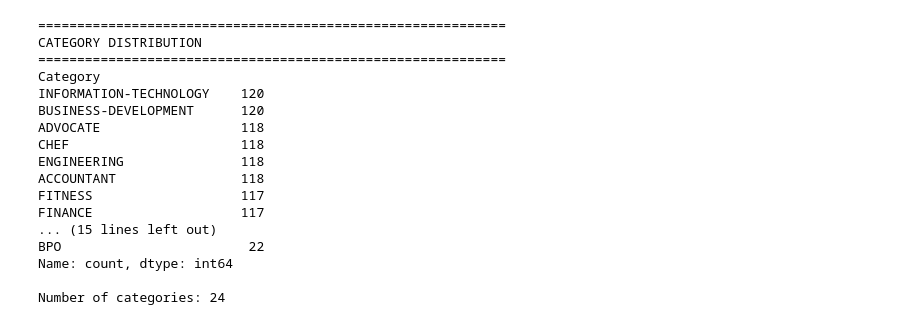
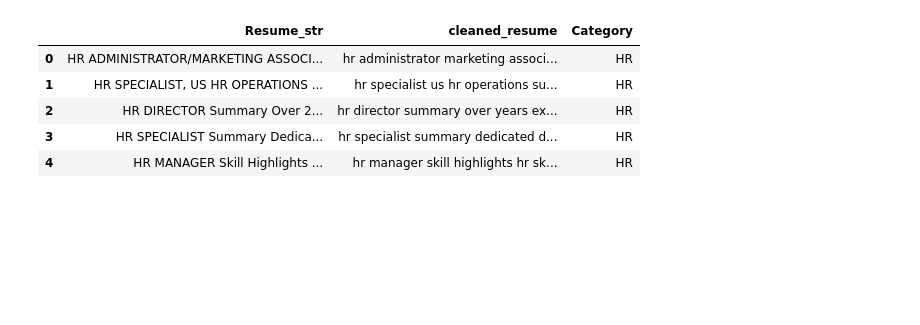
Before and after one commit to ssharmeela/SmartHire-AI-Resume-Job-Recommendation, a Jupyter notebook: notebooks/02_resume_classifier.ipynb, the cells around one changed output. Drawn from its saved outputs; the diff is of its cells as text; code cells hidden in the pictures; blank space fills up the shorter version.

```diff
--- a/notebooks/02_resume_classifier.ipynb
+++ b/notebooks/02_resume_classifier.ipynb
@@ -43,0 +26,8 @@ First 5 rows:
+# %%
+resume_df = pd.read_csv(
+    "../data/raw/Resume.csv"
+)
+
+print("Dataset Shape:", resume_df.shape)
+
+resume_df.head()
@@ -161,20 +132,0 @@ Duplicate resume texts: 2
-# %%
-# ============================================================
-# CELL 7: REMOVE DUPLICATE RESUMES
-# ============================================================
-
-before = len(df)
-
-df = df.drop_duplicates(
-    subset=["clean_resume"]
-).reset_index(drop=True)
-
-after = len(df)
-
-print("=" * 60)
-print("DUPLICATES REMOVED")
-print("=" * 60)
-
-print("Before:", before)
-print("After:", after)
-print("Removed:", before - after)
@@ -188,30 +133,19 @@ Removed: 2
-# %%
-# ============================================================
-# CELL 8: CATEGORY DISTRIBUTION AFTER CLEANING
-# ============================================================
-
-print("=" * 60)
-print("CATEGORY DISTRIBUTION")
-print("=" * 60)
-
-print(df["Category"].value_counts())
-
-print("\nNumber of categories:", df["Category"].nunique())
-# %% [output]
-============================================================
-CATEGORY DISTRIBUTION
-============================================================
-Category
-INFORMATION-TECHNOLOGY    120
-BUSINESS-DEVELOPMENT      120
-ADVOCATE                  118
-CHEF                      118
-ENGINEERING               118
-ACCOUNTANT                118
-FITNESS                   117
-FINANCE                   117
-... (15 lines left out)
-BPO                        22
-Name: count, dtype: int64
-
-Number of categories: 24
+# %%
+df["cleaned_resume"] = df[
+    "Resume_str"
+].apply(clean_resume)
+
+df[
+    [
+        "Resume_str",
+        "cleaned_resume",
+        "Category"
+    ]
+].head()
+# %% [output]
+|  | Resume_str | cleaned_resume | Category |
+| 0 | HR ADMINISTRATOR/MARKETING ASSOCI... | hr administrator marketing associ... | HR |
+| 1 | HR SPECIALIST, US HR OPERATIONS ... | hr specialist us hr operations su... | HR |
+| 2 | HR DIRECTOR Summary Over 2... | hr director summary over years ex... | HR |
+| 3 | HR SPECIALIST Summary Dedica... | hr specialist summary dedicated d... | HR |
+| 4 | HR MANAGER Skill Highlights ... | hr manager skill highlights hr sk... | HR |
```
Also changed, not shown: parts of 24 cells of this notebook, 8 other files.
